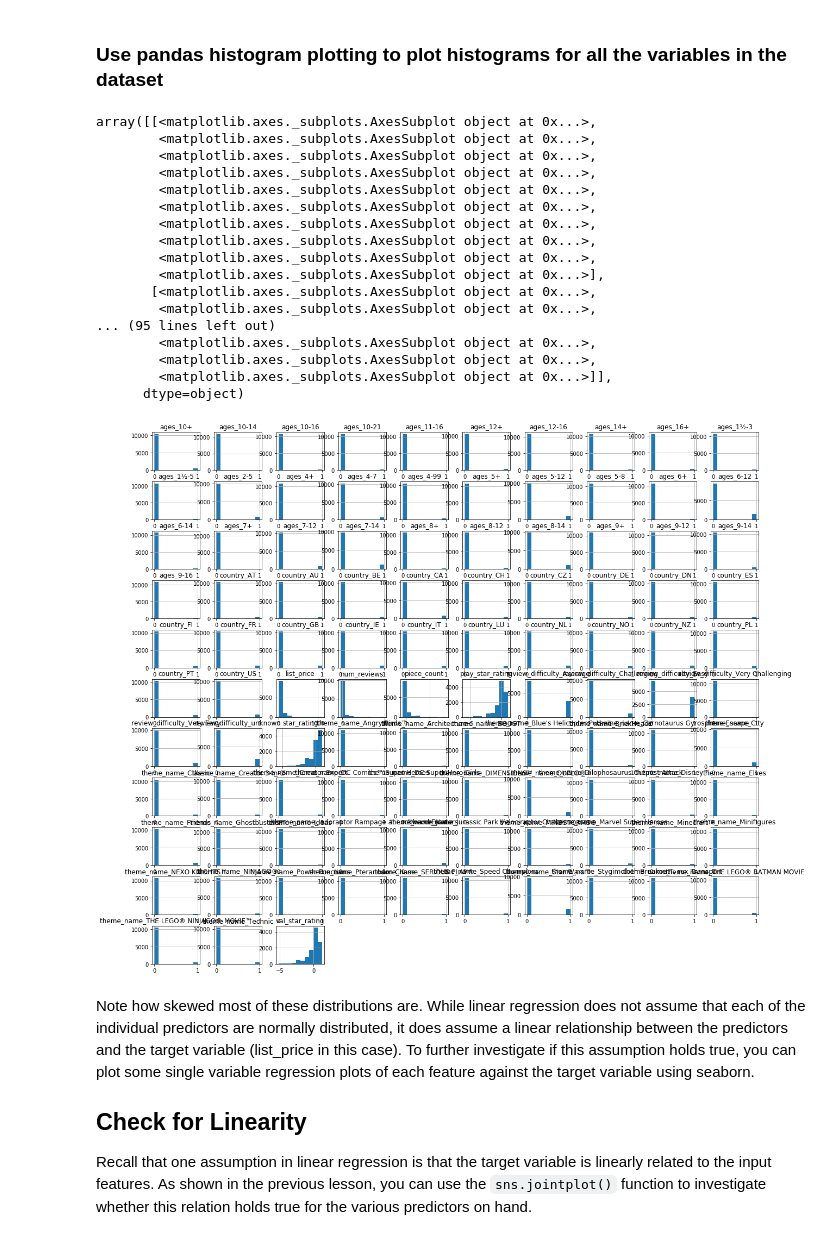
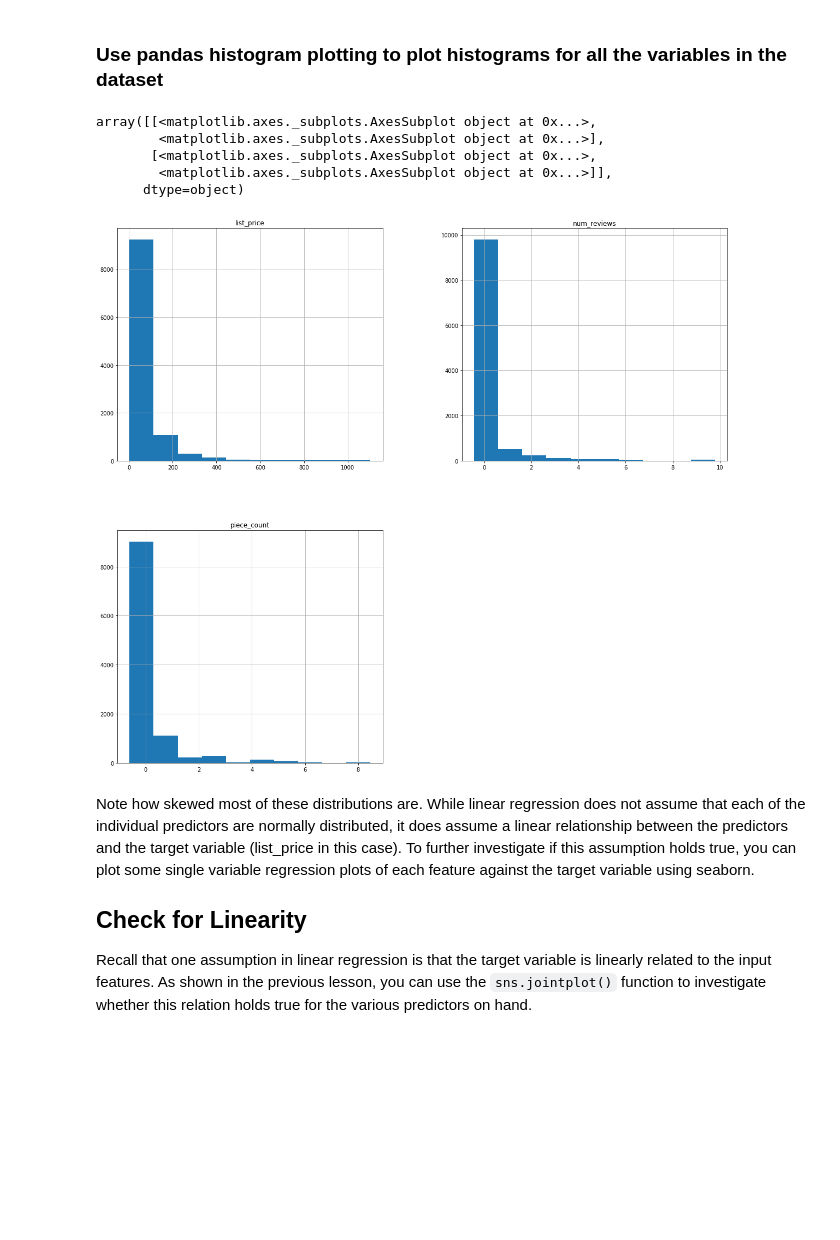
Before and after one commit to fleralle/dsc-exploring-your-data-lab-houston-ds-042219, a Jupyter notebook: index.ipynb, the cells around one changed output. Drawn from its saved outputs; the diff is of its cells as text; code cells hidden in the pictures; blank space fills up the shorter version.

```diff
--- a/index.ipynb
+++ b/index.ipynb
@@ -54,26 +54,14 @@ df.describe()
 ### Use pandas histogram plotting to plot histograms for all the variables in the dataset
 # %%
 #Your code here
-df[['piece_count', 'list_price', 'num_rev']].hist(figsize = (20,18))
+df[['piece_count', 'list_price', 'num_reviews']].hist(figsize = (20,18))
 # %% [output]
 array([[<matplotlib.axes._subplots.AxesSubplot object at 0x...>,
-        <matplotlib.axes._subplots.AxesSubplot object at 0x...>,
-        <matplotlib.axes._subplots.AxesSubplot object at 0x...>,
-        <matplotlib.axes._subplots.AxesSubplot object at 0x...>,
-        <matplotlib.axes._subplots.AxesSubplot object at 0x...>,
-        <matplotlib.axes._subplots.AxesSubplot object at 0x...>,
-        <matplotlib.axes._subplots.AxesSubplot object at 0x...>,
-        <matplotlib.axes._subplots.AxesSubplot object at 0x...>,
-        <matplotlib.axes._subplots.AxesSubplot object at 0x...>,
         <matplotlib.axes._subplots.AxesSubplot object at 0x...>],
        [<matplotlib.axes._subplots.AxesSubplot object at 0x...>,
-        <matplotlib.axes._subplots.AxesSubplot object at 0x...>,
-... (95 lines left out)
-        <matplotlib.axes._subplots.AxesSubplot object at 0x...>,
-        <matplotlib.axes._subplots.AxesSubplot object at 0x...>,
         <matplotlib.axes._subplots.AxesSubplot object at 0x...>]],
       dtype=object)
-[figure, old version]
+[figure, new version]
 # %% [markdown]
 Note how skewed most of these distributions are. While linear regression does not assume that each of the individual predictors are normally distributed, it does assume a linear relationship between the predictors and the target variable (list_price in this case). To further investigate if this assumption holds true, you can plot some single variable regression plots of each feature against the target variable using seaborn.
 
```
